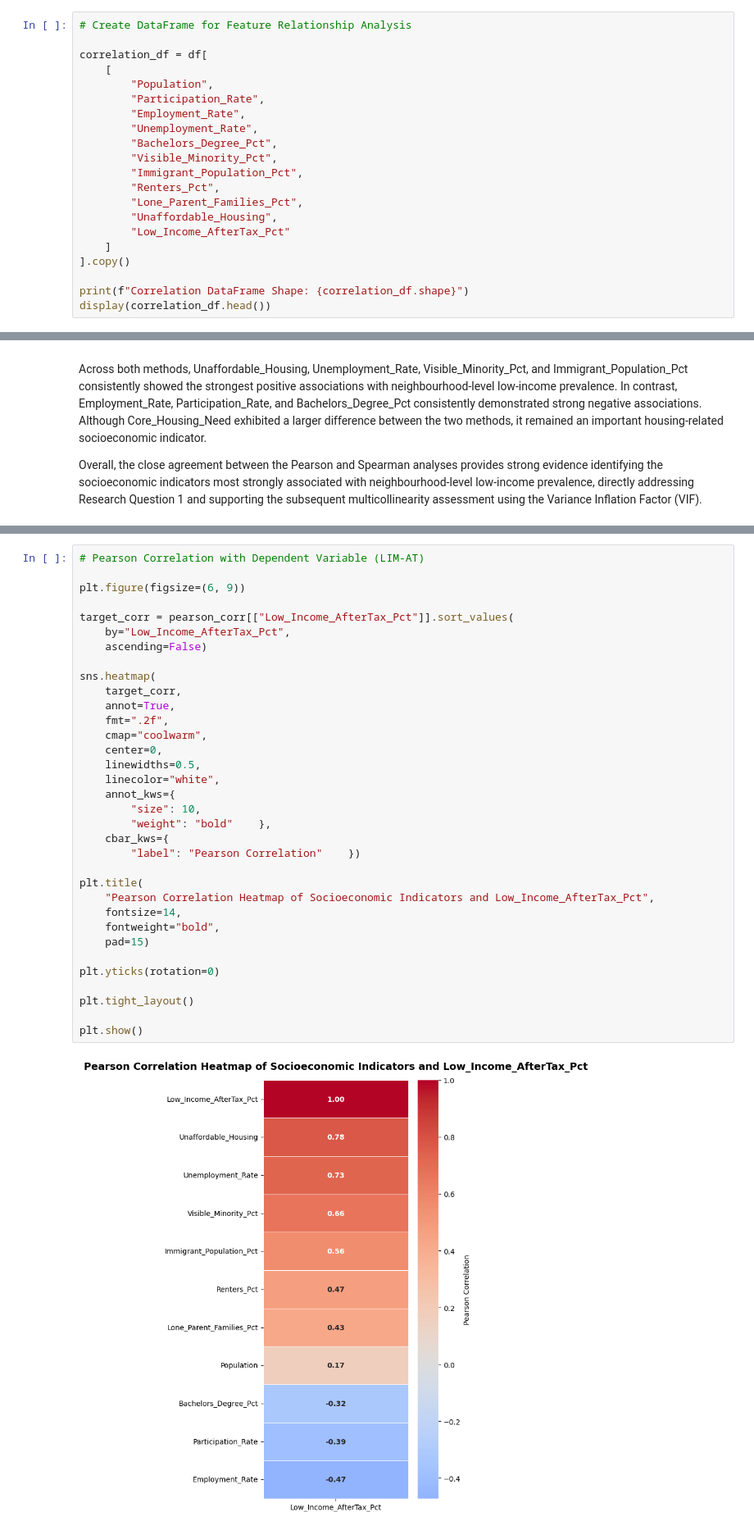
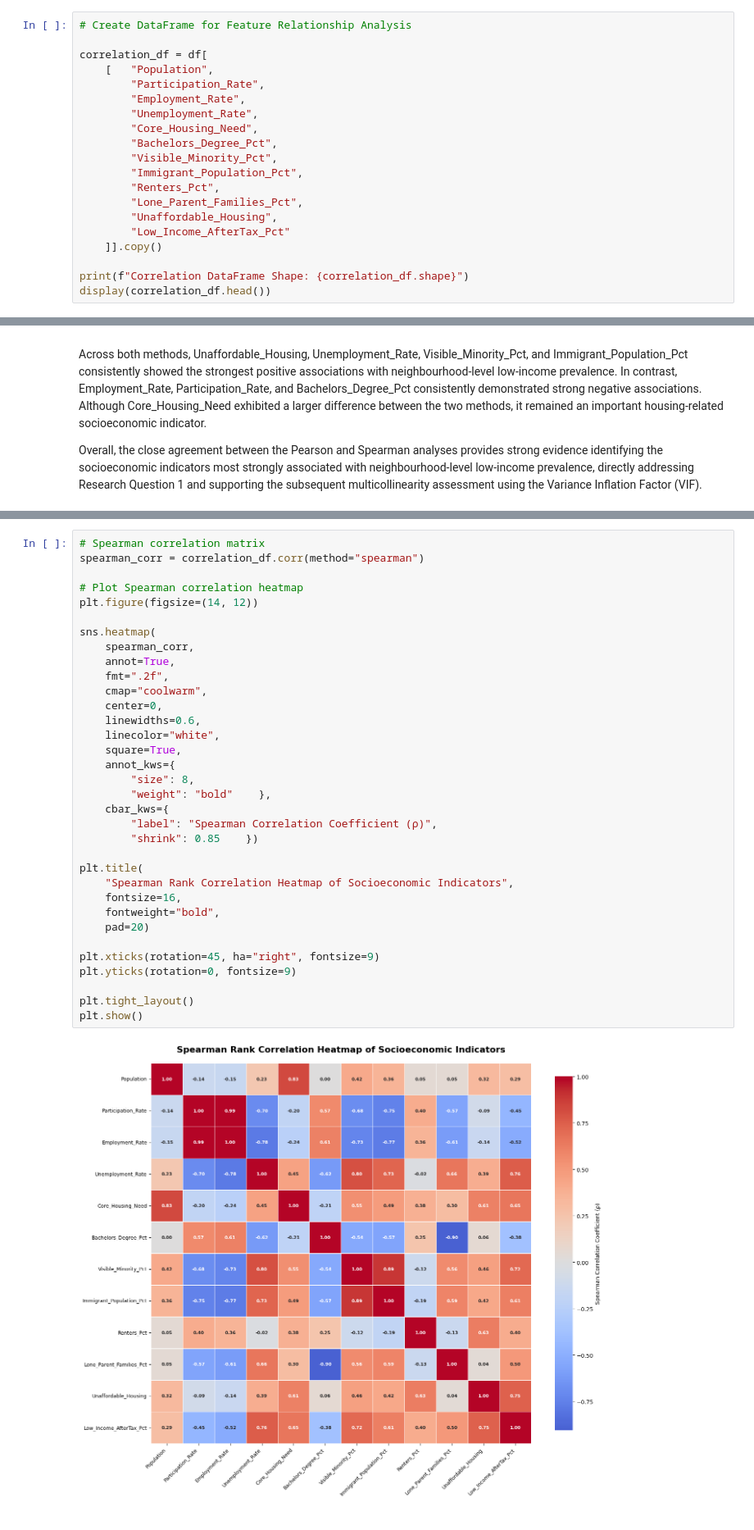
Before and after one commit to ksalyamova/CIND820-Capstone-Project, a Jupyter notebook: notebooks/01_2016_dataset/02_Feature_Relationship_Analysis.ipynb, the cells around one changed output, grey strips where cells are left out. Shown at 82% size. Drawn from its saved outputs; the diff is of its cells as text.

```diff
--- a/notebooks/01_2016_dataset/02_Feature_Relationship_Analysis.ipynb
+++ b/notebooks/01_2016_dataset/02_Feature_Relationship_Analysis.ipynb
@@ -312,11 +310,11 @@ These descriptive statistics provide the foundation for the correlation and mult
 # Create DataFrame for Feature Relationship Analysis
 
 correlation_df = df[
-    [
-        "Population",
+    [   "Population",
         "Participation_Rate",
         "Employment_Rate",
         "Unemployment_Rate",
+        "Core_Housing_Need",
         "Bachelors_Degree_Pct",
         "Visible_Minority_Pct",
         "Immigrant_Population_Pct",
@@ -324,8 +322,7 @@ correlation_df = df[
         "Lone_Parent_Families_Pct",
         "Unaffordable_Housing",
         "Low_Income_AfterTax_Pct"
-    ]
-].copy()
+    ]].copy()
 
 print(f"Correlation DataFrame Shape: {correlation_df.shape}")
 display(correlation_df.head())
@@ -660,39 +667,39 @@ The Pearson correlation heatmap provides a visual overview of the relationships
 # %%
-# Pearson Correlation with Dependent Variable (LIM-AT)
+# Spearman correlation matrix
+spearman_corr = correlation_df.corr(method="spearman")
 
-plt.figure(figsize=(6, 9))
-
-target_corr = pearson_corr[["Low_Income_AfterTax_Pct"]].sort_values(
-    by="Low_Income_AfterTax_Pct",
-    ascending=False)
+# Plot Spearman correlation heatmap
+plt.figure(figsize=(14, 12))
 
 sns.heatmap(
-    target_corr,
+    spearman_corr,
     annot=True,
     fmt=".2f",
     cmap="coolwarm",
     center=0,
-    linewidths=0.5,
+    linewidths=0.6,
     linecolor="white",
+    square=True,
     annot_kws={
-        "size": 10,
+        "size": 8,
         "weight": "bold"    },
     cbar_kws={
-        "label": "Pearson Correlation"    })
+        "label": "Spearman Correlation Coefficient (ρ)",
+        "shrink": 0.85    })
 
 plt.title(
-    "Pearson Correlation Heatmap of Socioeconomic Indicators and Low_Income_AfterTax_Pct",
-    fontsize=14,
+    "Spearman Rank Correlation Heatmap of Socioeconomic Indicators",
+    fontsize=16,
     fontweight="bold",
-    pad=15)
+    pad=20)
 
-plt.yticks(rotation=0)
+plt.xticks(rotation=45, ha="right", fontsize=9)
+plt.yticks(rotation=0, fontsize=9)
 
 plt.tight_layout()
-
 plt.show()
 # %% [output]
-[figure, old version]
+[figure, new version]
 # %% [markdown]
 ### Interpretation
 
```
Also changed, not shown: parts of 36 cells of this notebook, 11 other files.
